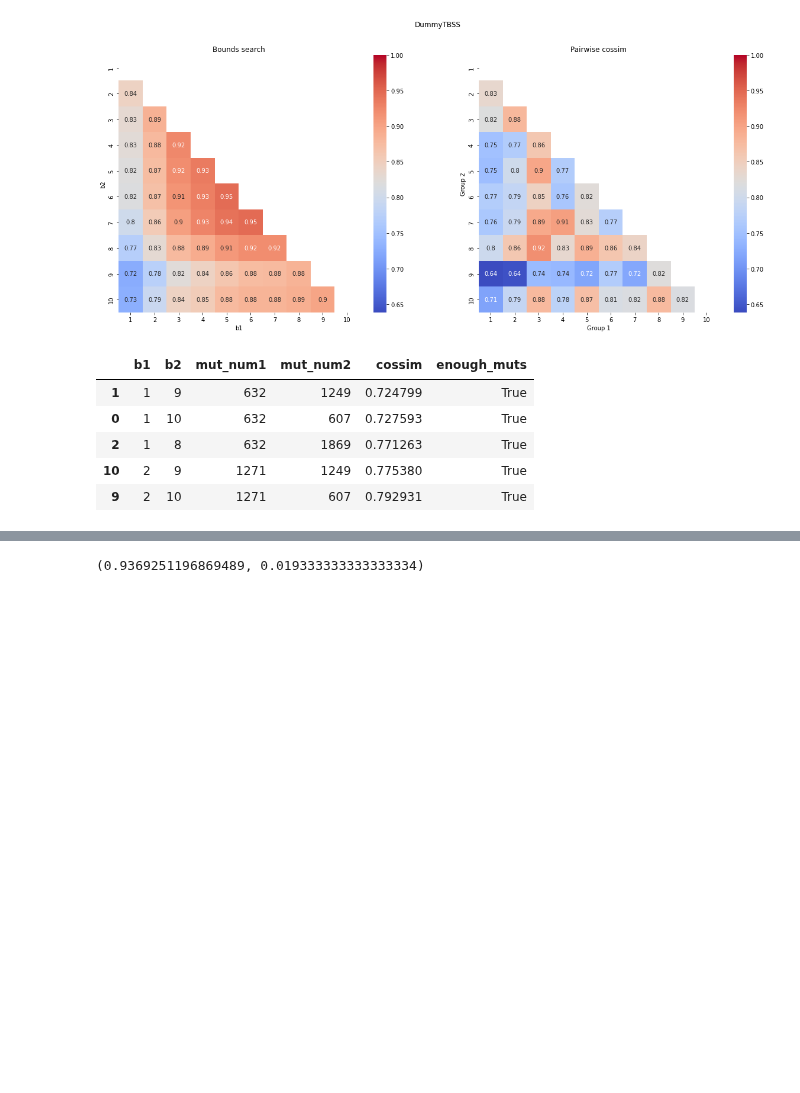
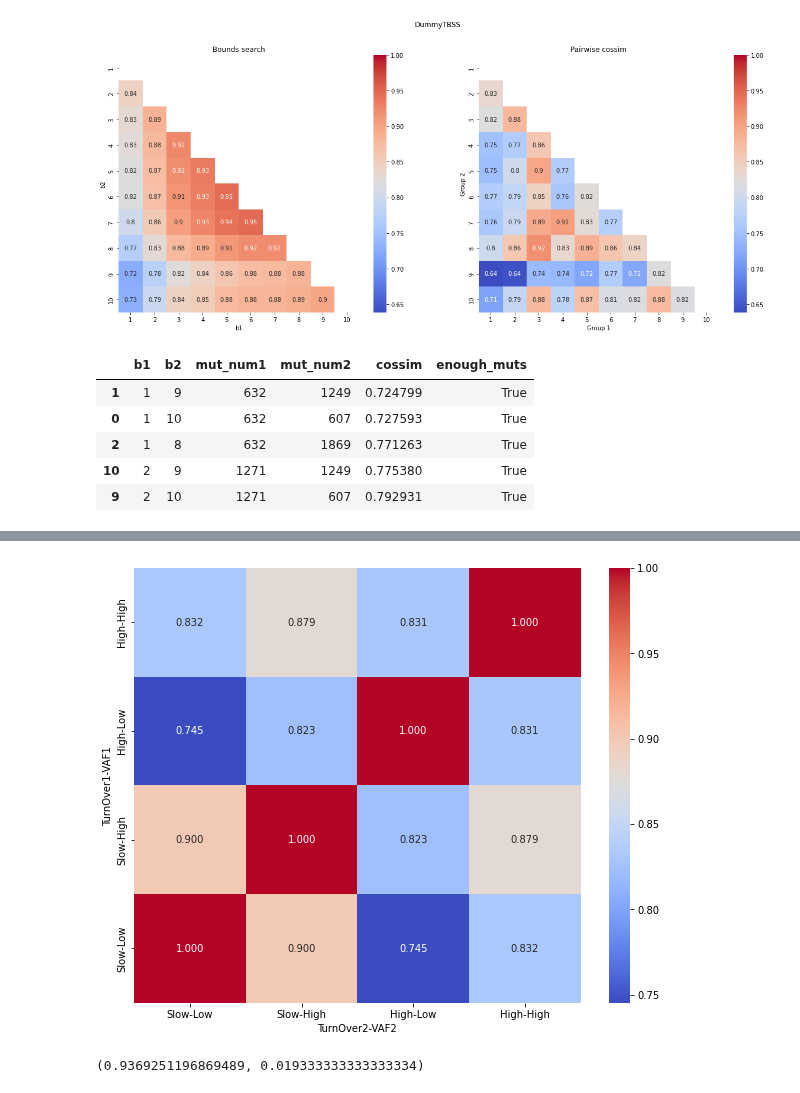
Before and after one commit to mitoclub/mtdnaMutSpecOfCancers, a Jupyter notebook: notebooks/mutspec.ipynb, the cells around one changed output, grey strips where cells are left out. Cells and saved outputs as stored; diff of their text form; code cells hidden in the pictures; blank space fills up the shorter version.

```diff
--- a/notebooks/mutspec.ipynb
+++ b/notebooks/mutspec.ipynb
@@ -640,2 +669,8 @@ df.pivot(["TurnOver1", "VAF1"], ["TurnOver2", "VAF2"], "cossim")
+# %%
+plt.figure(figsize=(10, 8))
+sns.heatmap(sim_matrix, annot=True, fmt=".3f", cmap="coolwarm")
+plt.show()
+# %% [output]
+[figure, added]
 # %%
 def sample_mutations(mutations: pd.DataFrame, method="bootstrap"):
```
Also changed, not shown: parts of 13 cells of this notebook.
